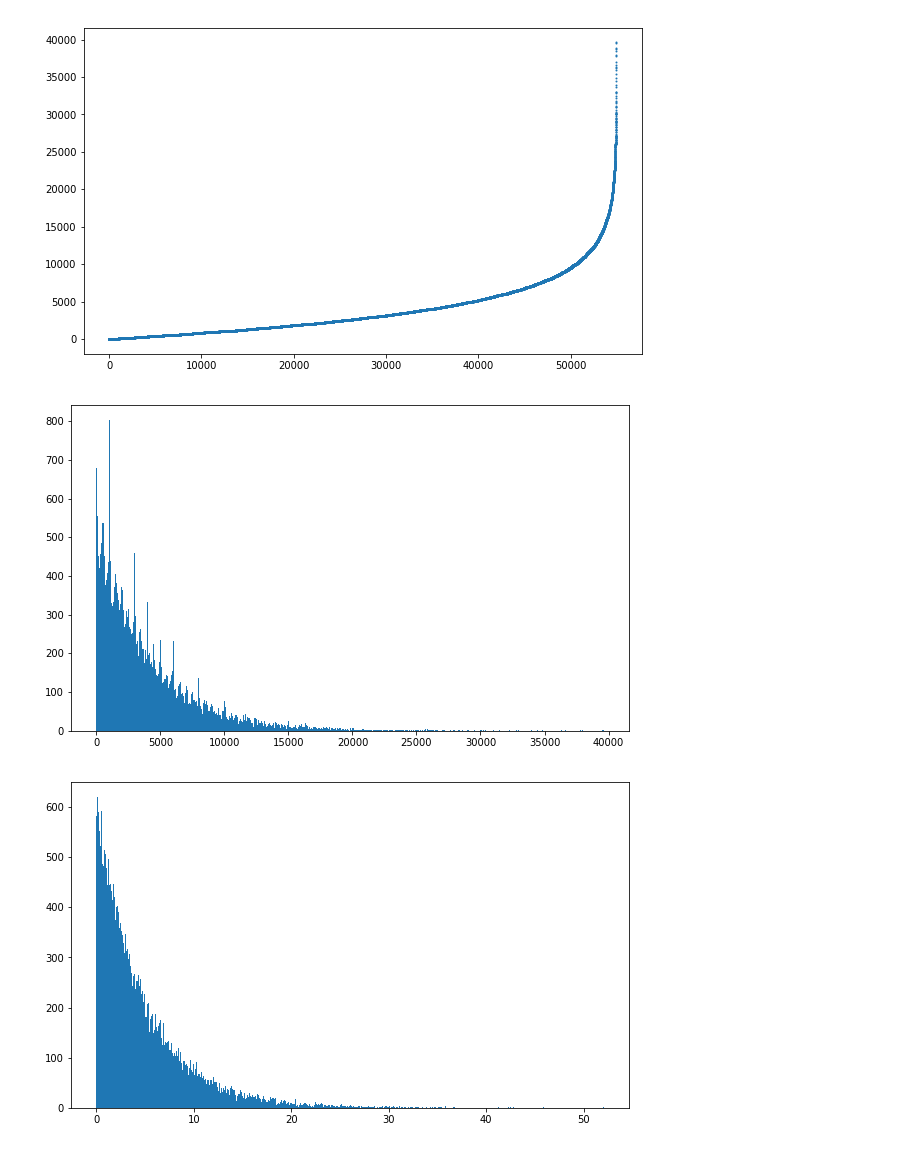
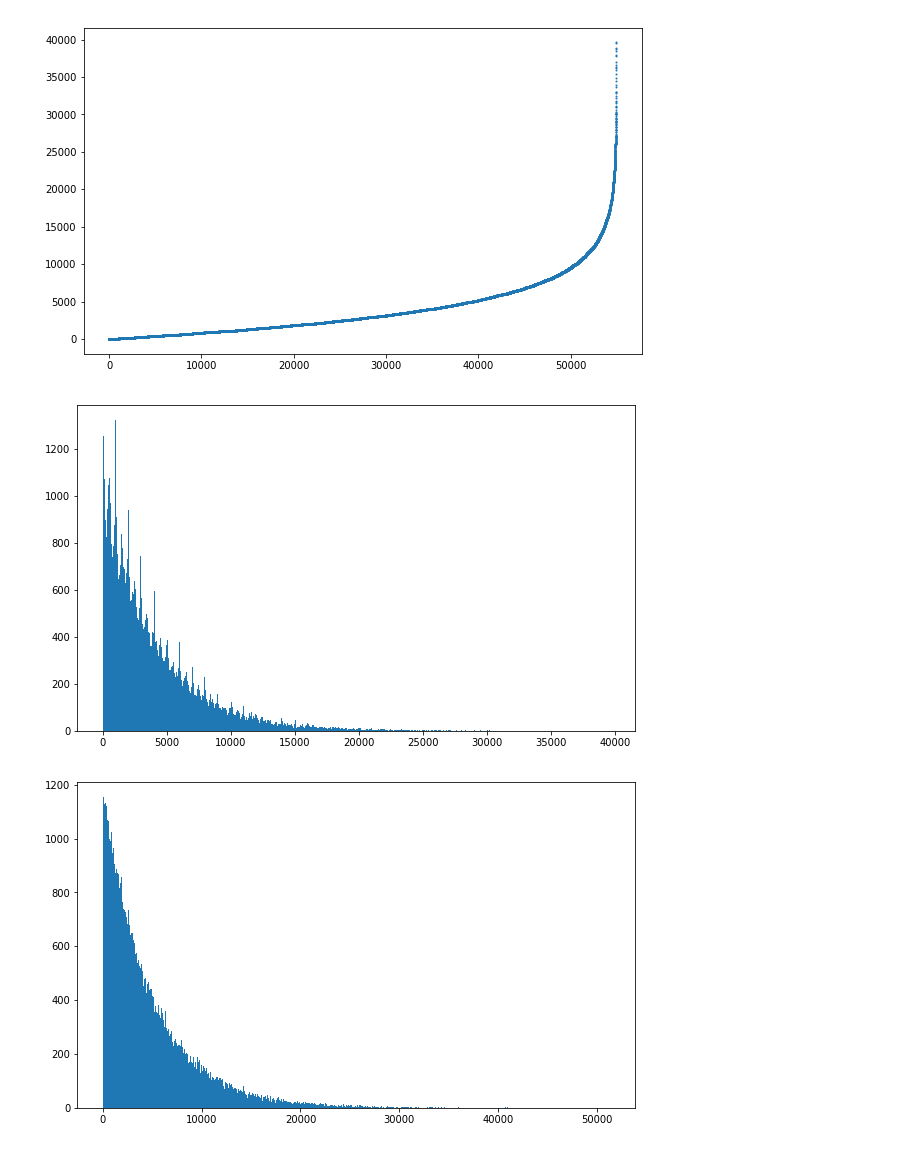
Before and after one commit to kaspagang/kaspad-py-explorer, a Jupyter notebook: src/mining_analysis.ipynb, the cells around one changed output. Drawn from its saved outputs; the diff is of its cells as text; code cells hidden in the pictures.

```diff
--- a/src/mining_analysis.ipynb
+++ b/src/mining_analysis.ipynb
@@ -43,16 +43,16 @@ plt.show()
 [figure]
 # %%
 plt.figure(figsize=(10, 6))
-plt.hist(intervals, bins=1000)
+plt.hist(intervals, bins=500)
 plt.show()
 # %% [output]
-[figure, old version]
+[figure, new version]
 # %%
-sample = np.random.exponential(len(store.blocks)/len(top_miner_timestamps), len(top_miner_timestamps))
+sample = np.random.exponential(len(store.blocks)/len(top_miner_timestamps), len(top_miner_timestamps))*1000
 plt.figure(figsize=(10, 6))
-plt.hist(sample, bins=1000)
+plt.hist(sample, bins=500)
 plt.show()
 # %% [output]
-[figure, old version]
+[figure, new version]
 # %%
 # store.close()
```
